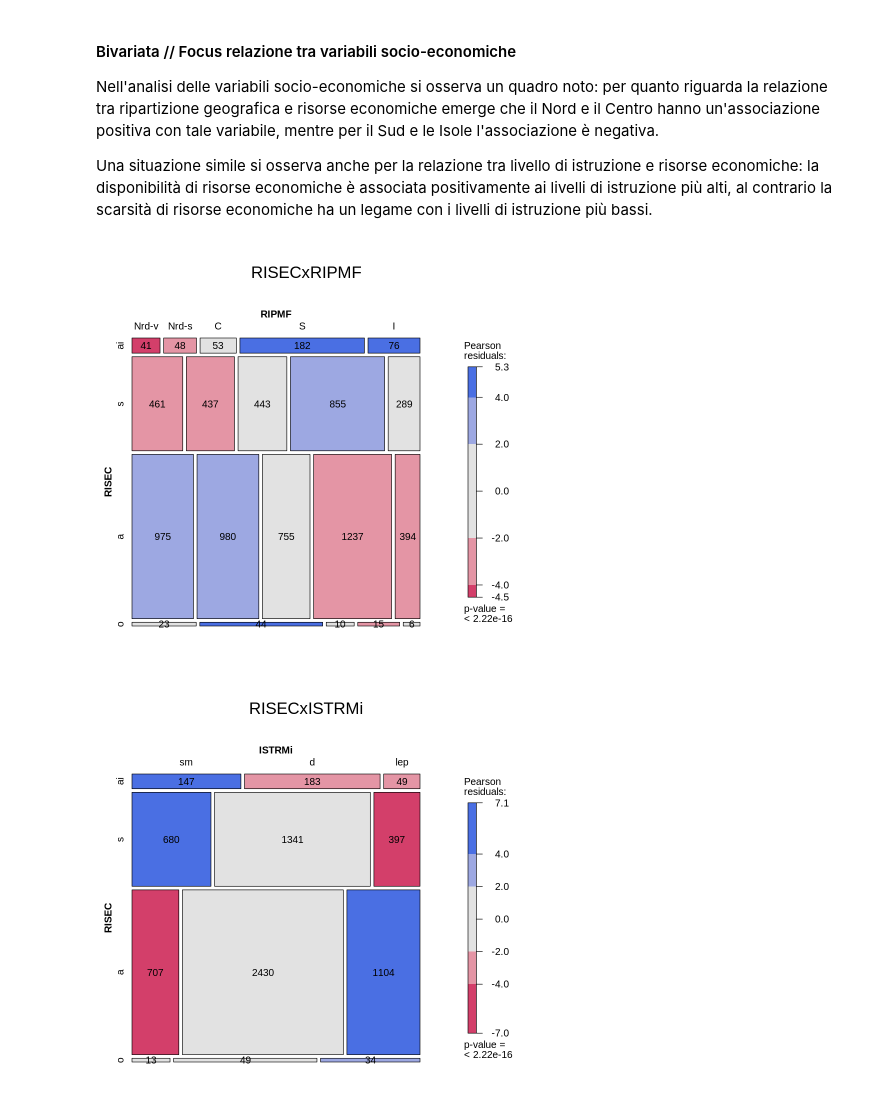
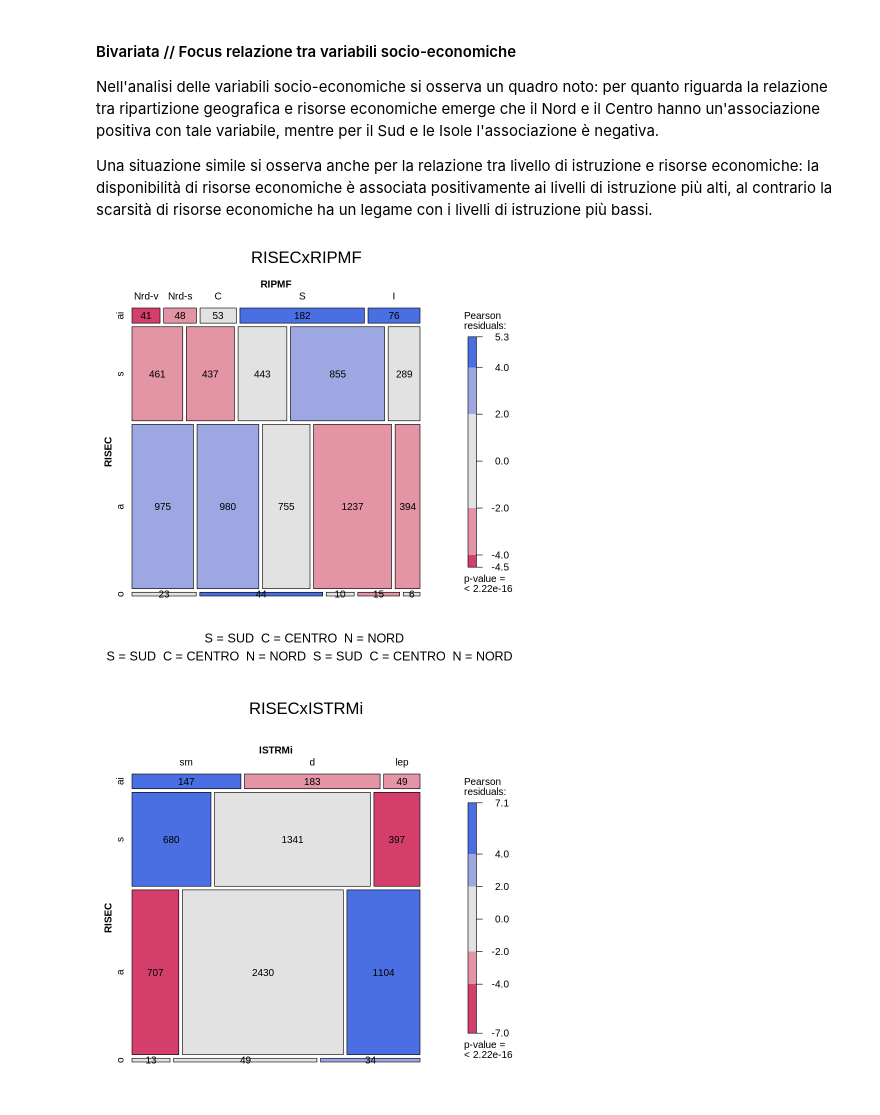
Before and after one commit to bolps/vdm2020, a Jupyter notebook: Progetto_VDM_Sport_e_alimentazione.ipynb, the cells around one changed output. Cells and saved outputs as stored; diff of their text form; code cells hidden in the pictures.

```diff
--- a/Progetto_VDM_Sport_e_alimentazione.ipynb
+++ b/Progetto_VDM_Sport_e_alimentazione.ipynb
@@ -521,9 +488,9 @@ Una situazione simile si osserva anche per la relazione tra livello di istruzion
 # %%
 library("vcd")
 # %%
-mosaic(~ RISEC + RIPMF, data = AVQ18.sport, main = "RISECxRIPMF", shade = TRUE, legend = TRUE,abbreviate_labs = T, labeling = labeling_values)
+mosaic(~ RISEC + RIPMF, data = AVQ18.sport, main = "RISECxRIPMF", sub = "S = SUD  C = CENTRO  N = NORD \n  S = SUD  C = CENTRO  N = NORD  S = SUD  C = CENTRO  N = NORD", shade = TRUE, legend = TRUE,abbreviate_labs = T, labeling = labeling_values)
 # %% [output]
-[figure, old version]
+[figure, new version]
 # %%
 mosaic(~ RISEC + ISTRMi, data = AVQ18.sport, main = "RISECxISTRMi", shade = TRUE, legend = TRUE,abbreviate_labs = T, labeling = labeling_values)
 # %% [output]
```
Also changed, not shown: parts of 24 cells of this notebook.
